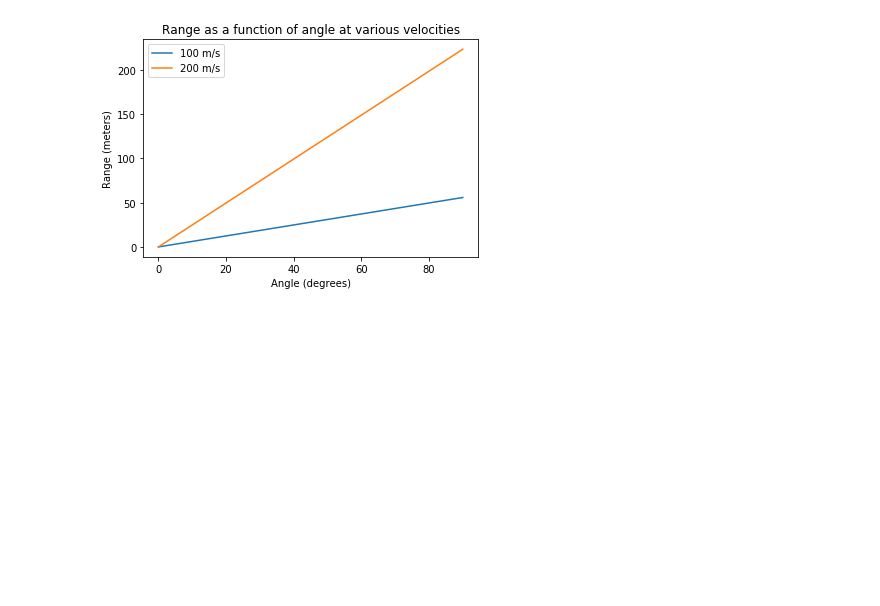
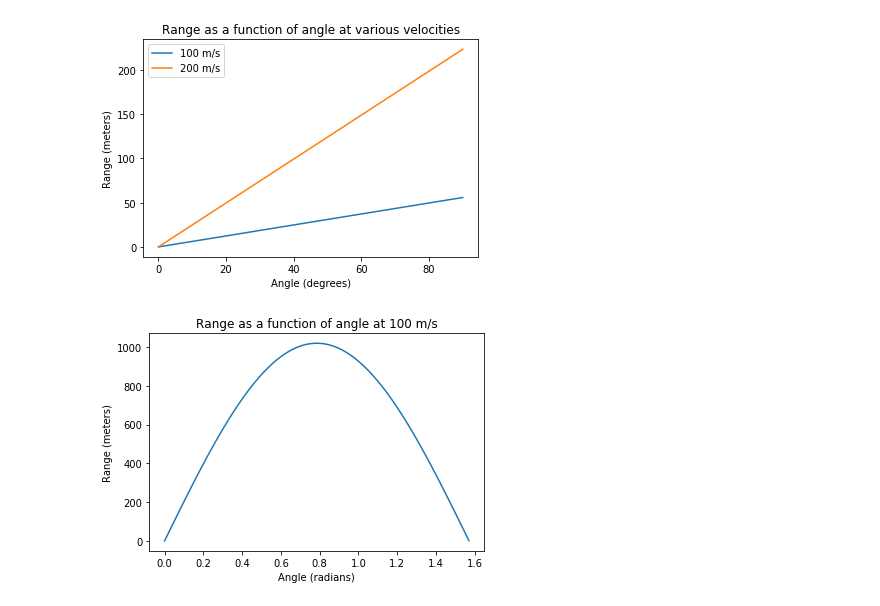
Before and after one commit to megsnyder/datascience, a Jupyter notebook: ballistics.ipynb, the cells around one changed output. Cells and saved outputs as stored; diff of their text form; code cells hidden in the pictures; blank space fills up the shorter version.

```diff
--- a/ballistics.ipynb
+++ b/ballistics.ipynb
@@ -18,6 +18,22 @@ def rangeformula(v, theta):
+# %%
+def degrangeformula(v, theta):
+    """
+    Inputs:
+    v - velocity in m/s
+    theta - launch angle with respect to horizon in degrees
+    Returns:
+    Impact distance in m
+    """
+    return (v**2)*sin(2*radians(theta))/9.807
 # %%
 angledegrees = linspace(0, 90, num=200)
 # %%
 rangefromdegrees=[]
 for x in angledegrees:
-    rangefromdegrees.append(rangeformula(100, x))
+    rangefromdegrees.append(degrangeformula(100, x))
+# %%
+angleradians = linspace(0, 1.57, num=200)
+# %%
+rangefromradians=[]
+for x in angleradians:
+    rangefromradians.append(rangeformula(100, x))
@@ -42,3 +64,11 @@ plt.ylabel('Range (meters)')
 plt.show()
 # %% [output]
 [figure]
+# %%
+plt.plot(angleradians, rangefromradians)
+plt.title('Range as a function of angle at 100 m/s')
+plt.xlabel('Angle (radians)')
+plt.ylabel('Range (meters)')
+plt.show()
+# %% [output]
+[figure, added]
```
Also changed, not shown: parts of 7 cells of this notebook.
